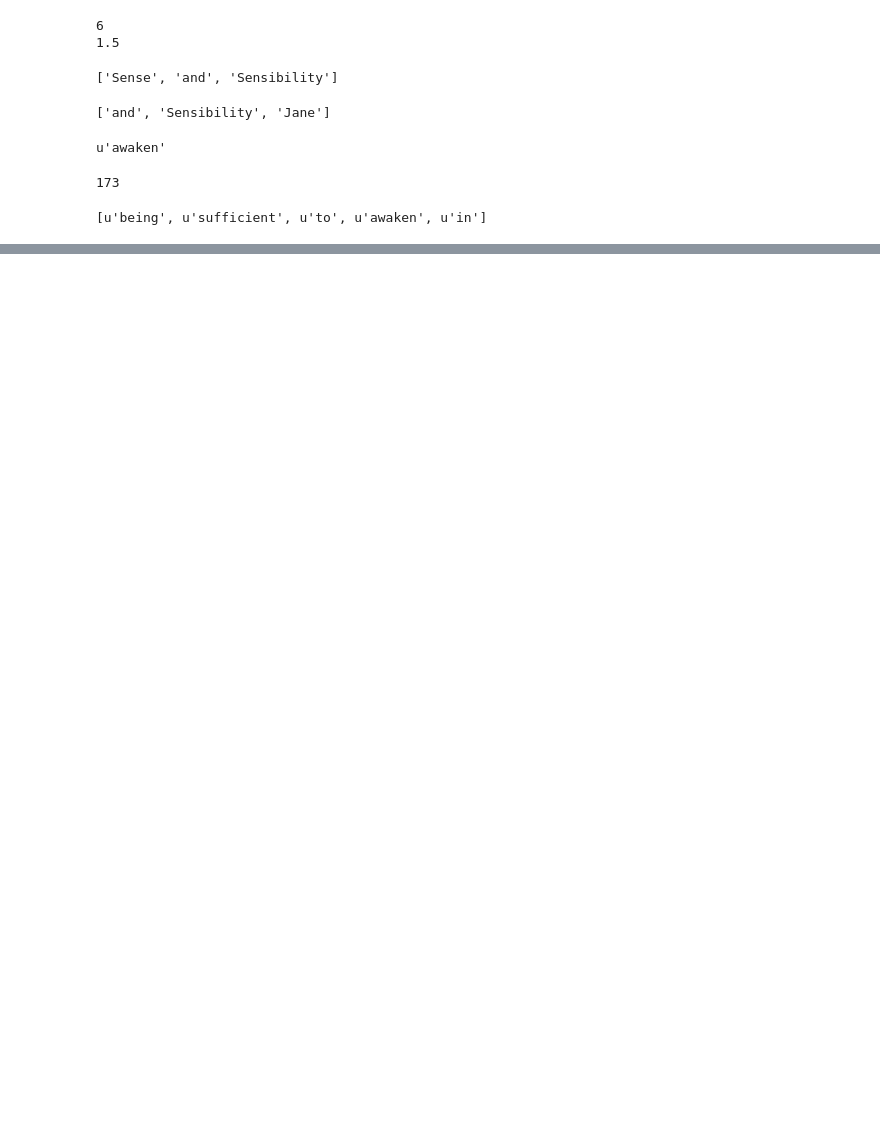
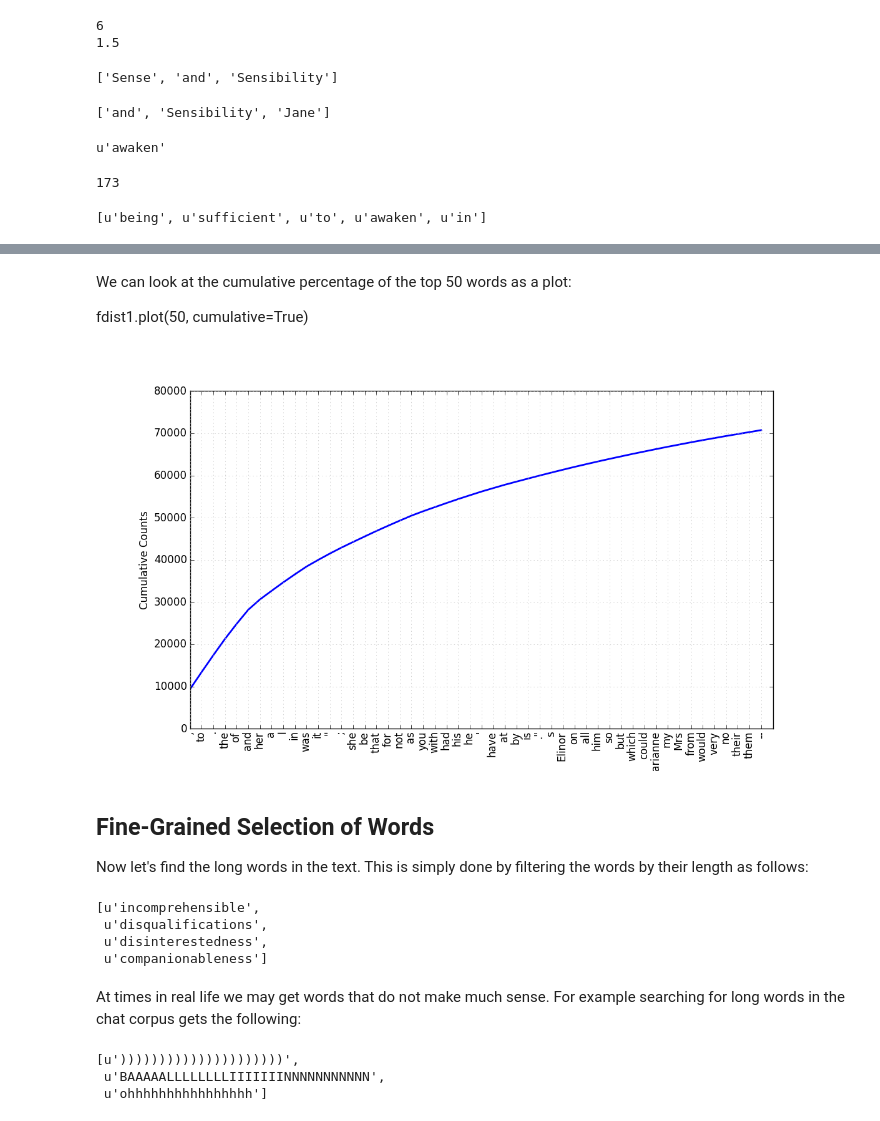
Before and after one commit to rohitx/DataSciencePrep, a Jupyter notebook: NLTK/Chapter1.ipynb, the cells around one changed output, grey strips where cells are left out. Saved outputs shown, nothing was run; the diff lists cells and outputs as text; code cells hidden in the pictures; blank space fills up the shorter version.

Commit message:
Added figures for chapter 1

```diff
--- a/NLTK/Chapter1.ipynb
+++ b/NLTK/Chapter1.ipynb
@@ -197,0 +243,32 @@ text4[170:175]
+# %% [markdown]
+We can look at the cumulative percentage of the top 50 words as a plot:
+
+fdist1.plot(50, cumulative=True)
+# %%
+from IPython.display import Image
+Image(filename='figure_2.png')
+# %% [output]
+[figure, added]
+# %% [markdown]
+## Fine-Grained Selection of Words ##
+
+Now let's find the long words in the text. This is simply done by filtering the words by their length as follows:
+# %%
+V = set(text2)
+long_words = [word for word in V if len(word) > 15]
+long_words
+# %% [output]
+[u'incomprehensible',
+ u'disqualifications',
+ u'disinterestedness',
+ u'companionableness']
+# %% [markdown]
+At times in real life we may get words that do not make much sense. For example searching for long words in the chat corpus gets the following:
+# %%
+V1 = set(text5)
+long_words1 = [word for word in V1 if len(word) > 15]
+long_words1[:3]
+# %% [output]
+[u')))))))))))))))))))))',
+ u'BAAAAALLLLLLLLIIIIIIINNNNNNNNNNN',
+ u'ohhhhhhhhhhhhhhhh']
```
Also changed, not shown: parts of 20 cells of this notebook, 6 other files.
